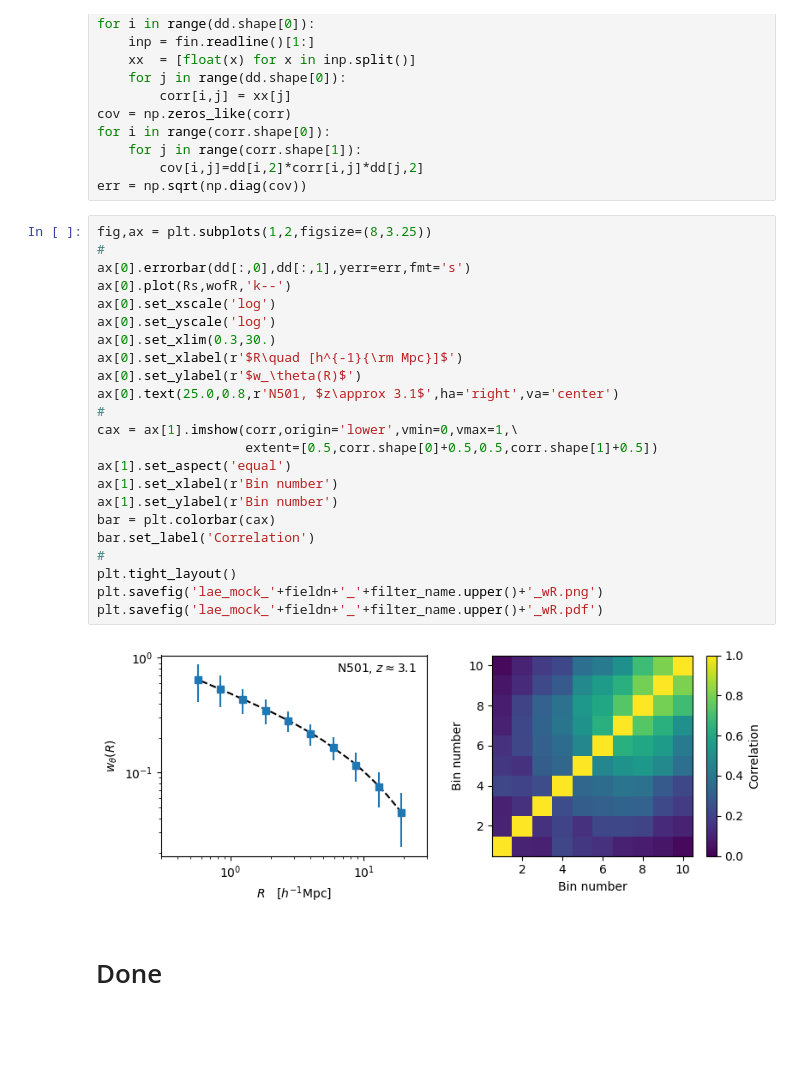
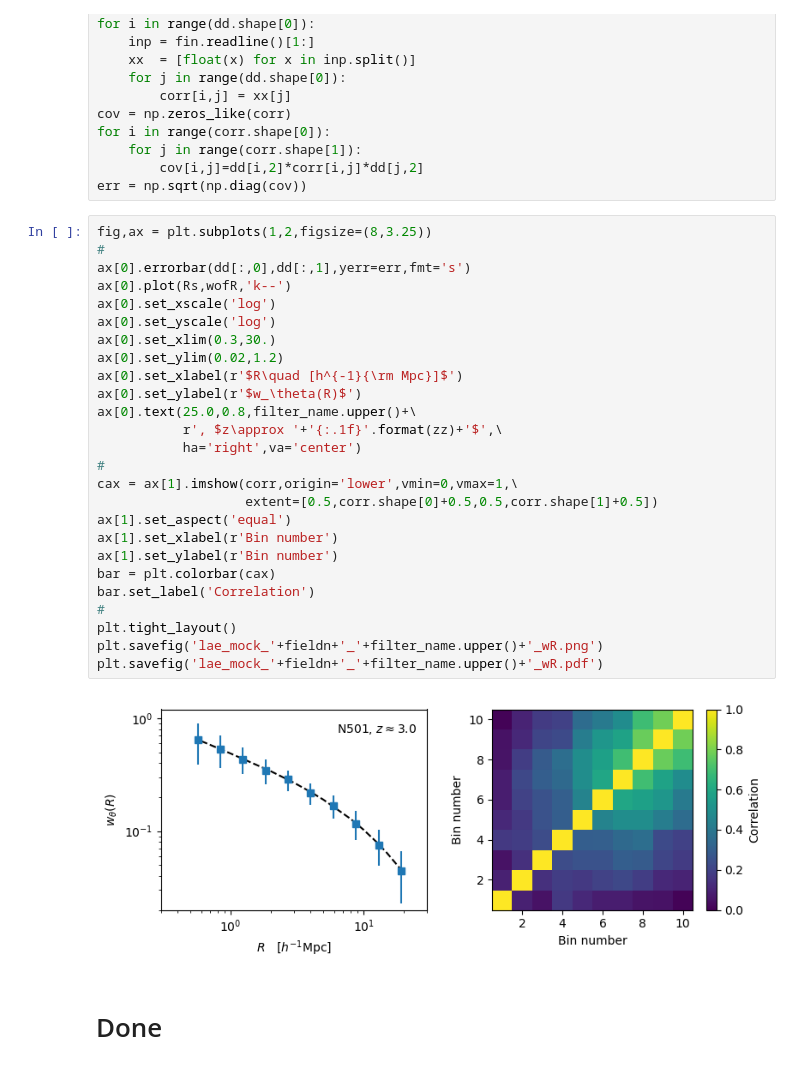
Before and after one commit to martinjameswhite/AnalyzeLAE, a Jupyter notebook: mocks/CheckPredict.ipynb, the cells around one changed output. Drawn from its saved outputs; the diff is of its cells as text; blank space fills up the shorter version.

Commit message:
Fix legend and axis scaling.

```diff
--- a/mocks/CheckPredict.ipynb
+++ b/mocks/CheckPredict.ipynb
@@ -183,27 +182,30 @@ err = np.sqrt(np.diag(cov))
 # %%
 fig,ax = plt.subplots(1,2,figsize=(8,3.25))
 #
 ax[0].errorbar(dd[:,0],dd[:,1],yerr=err,fmt='s')
 ax[0].plot(Rs,wofR,'k--')
 ax[0].set_xscale('log')
 ax[0].set_yscale('log')
 ax[0].set_xlim(0.3,30.)
+ax[0].set_ylim(0.02,1.2)
 ax[0].set_xlabel(r'$R\quad [h^{-1}{\rm Mpc}]$')
 ax[0].set_ylabel(r'$w_\theta(R)$')
-ax[0].text(25.0,0.8,r'N501, $z\approx 3.1$',ha='right',va='center')
+ax[0].text(25.0,0.8,filter_name.upper()+\
+           r', $z\approx '+'{:.1f}'.format(zz)+'$',\
+           ha='right',va='center')
 #
 cax = ax[1].imshow(corr,origin='lower',vmin=0,vmax=1,\
                    extent=[0.5,corr.shape[0]+0.5,0.5,corr.shape[1]+0.5])
 ax[1].set_aspect('equal')
 ax[1].set_xlabel(r'Bin number')
 ax[1].set_ylabel(r'Bin number')
 bar = plt.colorbar(cax)
 bar.set_label('Correlation')
 #
 plt.tight_layout()
 plt.savefig('lae_mock_'+fieldn+'_'+filter_name.upper()+'_wR.png')
 plt.savefig('lae_mock_'+fieldn+'_'+filter_name.upper()+'_wR.pdf')
 # %% [output]
-[figure, old version]
+[figure, new version]
 # %% [markdown]
 # Done
```
Also changed, not shown: parts of 5 cells of this notebook.
